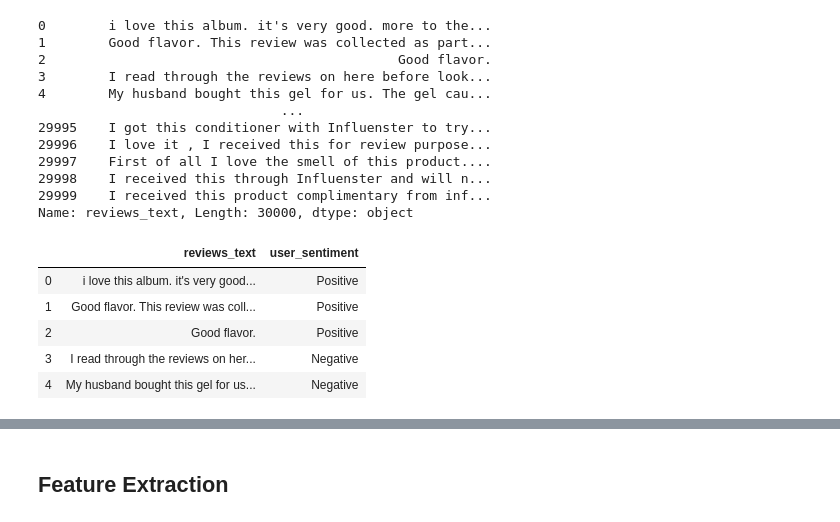
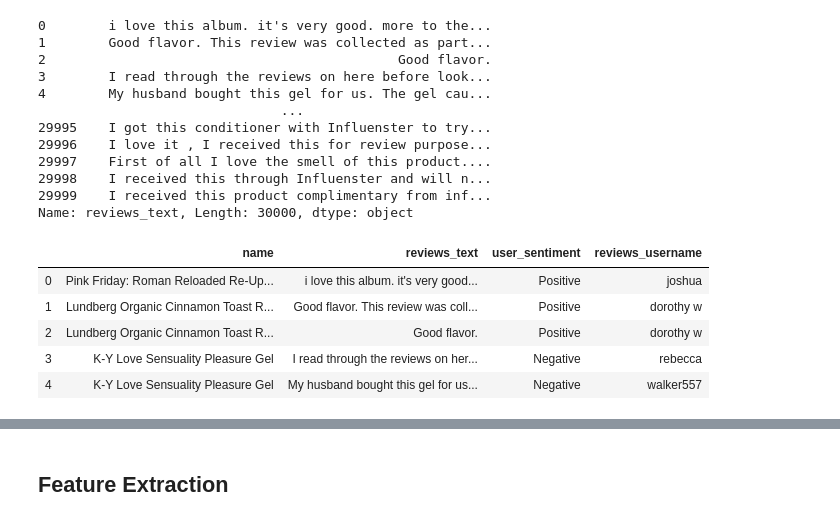
Before and after one commit to GunnySingh/sentiment, a Jupyter notebook: SBPR PROJECT.ipynb, the cells around one changed output, grey strips where cells are left out. Cells and saved outputs as stored; diff of their text form; code cells hidden in the pictures.

```diff
--- a/SBPR PROJECT.ipynb
+++ b/SBPR PROJECT.ipynb
@@ -254,15 +254,15 @@ def preprocess(doc):
     doc=" ".join(words)
     return doc
 # %%
-df=data[['reviews_text','user_sentiment']]
+df=data[['name','reviews_text','user_sentiment','reviews_username']]
 df.head()
 # %% [output]
-|  | reviews_text | user_sentiment |
-| 0 | i love this album. it's very good... | Positive |
-| 1 | Good flavor. This review was coll... | Positive |
-| 2 | Good flavor. | Positive |
-| 3 | I read through the reviews on her... | Negative |
-| 4 | My husband bought this gel for us... | Negative |
+|  | name | reviews_text | user_sentiment | reviews_username |
+| 0 | Pink Friday: Roman Reloaded Re-Up... | i love this album. it's very good... | Positive | joshua |
+| 1 | Lundberg Organic Cinnamon Toast R... | Good flavor. This review was coll... | Positive | dorothy w |
+| 2 | Lundberg Organic Cinnamon Toast R... | Good flavor. | Positive | dorothy w |
+| 3 | K-Y Love Sensuality Pleasure Gel | I read through the reviews on her... | Negative | rebecca |
+| 4 | K-Y Love Sensuality Pleasure Gel | My husband bought this gel for us... | Negative | walker557 |
 # %%
 lemmatize_text=[]
 for i in tqdm(data.reviews_text):
```
Also changed, not shown: parts of 5 cells of this notebook.
